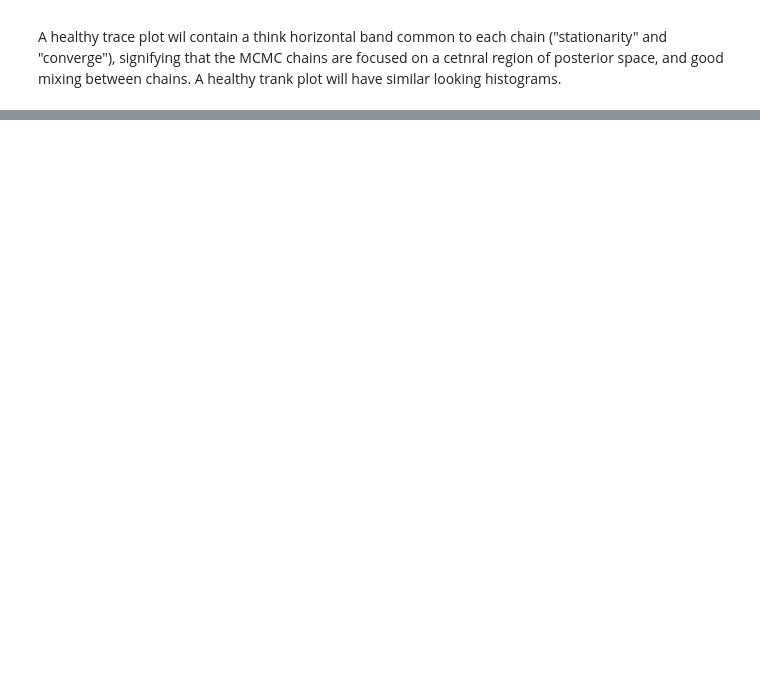
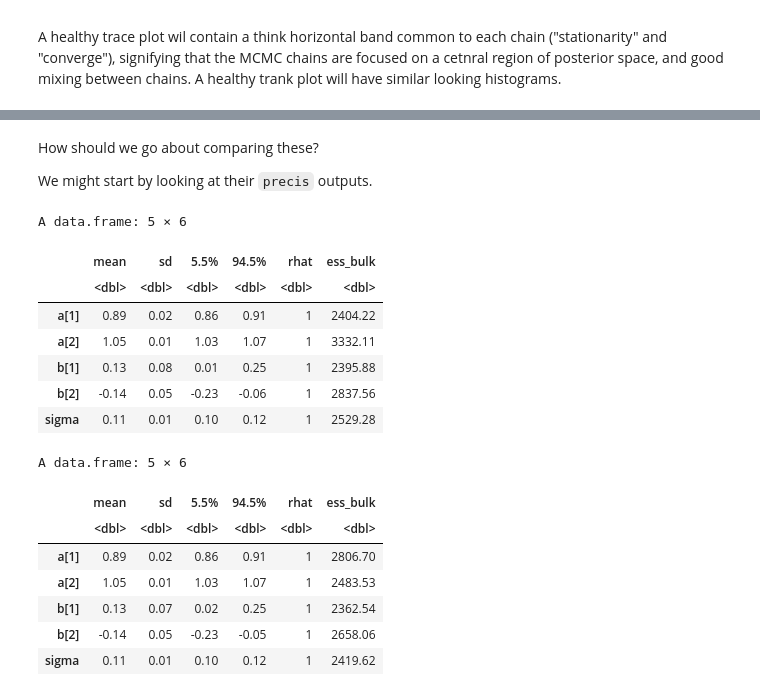
Before and after one commit to nicklausmillican/StatisticalRethinkingIISolutions, a Jupyter notebook: StatisticalRethinkingSolutions2_Ch9.ipynb, the cells around one changed output, grey strips where cells are left out. Drawn from its saved outputs; the diff is of its cells as text; code cells hidden in the pictures; blank space fills up the shorter version.

```diff
--- a/StatisticalRethinkingSolutions2_Ch9.ipynb
+++ b/StatisticalRethinkingSolutions2_Ch9.ipynb
@@ -391,0 +553,24 @@ A healthy trace plot wil contain a think horizontal band common to each chain ("
+# %% [markdown]
+How should we go about comparing these?
+
+We might start by looking at their `precis` outputs.
+# %%
+round(precis(m9.1, depth=2),2)
+round(precis(m9.1_unif, depth=2),2)
+# %% [output]
+A data.frame: 5 × 6
+|  | mean | sd | 5.5% | 94.5% | rhat | ess_bulk |
+|  | <dbl> | <dbl> | <dbl> | <dbl> | <dbl> | <dbl> |
+| a[1] | 0.89 | 0.02 | 0.86 | 0.91 | 1 | 2404.22 |
+| a[2] | 1.05 | 0.01 | 1.03 | 1.07 | 1 | 3332.11 |
+| b[1] | 0.13 | 0.08 | 0.01 | 0.25 | 1 | 2395.88 |
+| b[2] | -0.14 | 0.05 | -0.23 | -0.06 | 1 | 2837.56 |
+| sigma | 0.11 | 0.01 | 0.10 | 0.12 | 1 | 2529.28 |
+A data.frame: 5 × 6
+|  | mean | sd | 5.5% | 94.5% | rhat | ess_bulk |
+|  | <dbl> | <dbl> | <dbl> | <dbl> | <dbl> | <dbl> |
+| a[1] | 0.89 | 0.02 | 0.86 | 0.91 | 1 | 2806.70 |
+| a[2] | 1.05 | 0.01 | 1.03 | 1.07 | 1 | 2483.53 |
+| b[1] | 0.13 | 0.07 | 0.02 | 0.25 | 1 | 2362.54 |
+| b[2] | -0.14 | 0.05 | -0.23 | -0.05 | 1 | 2658.06 |
+| sigma | 0.11 | 0.01 | 0.10 | 0.12 | 1 | 2419.62 |
```
Also changed, not shown: parts of 24 cells of this notebook.
